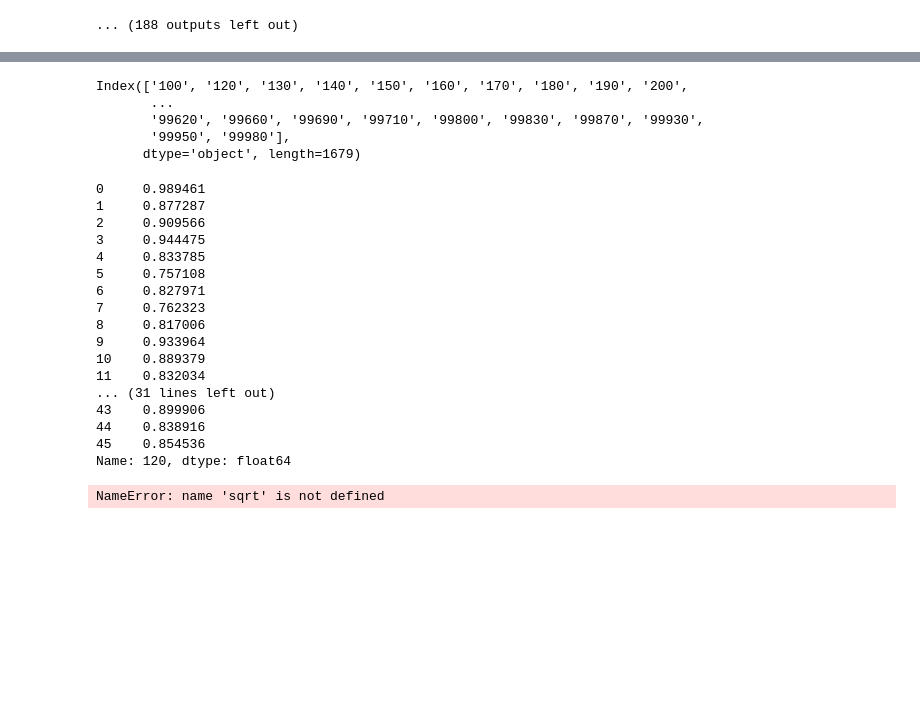
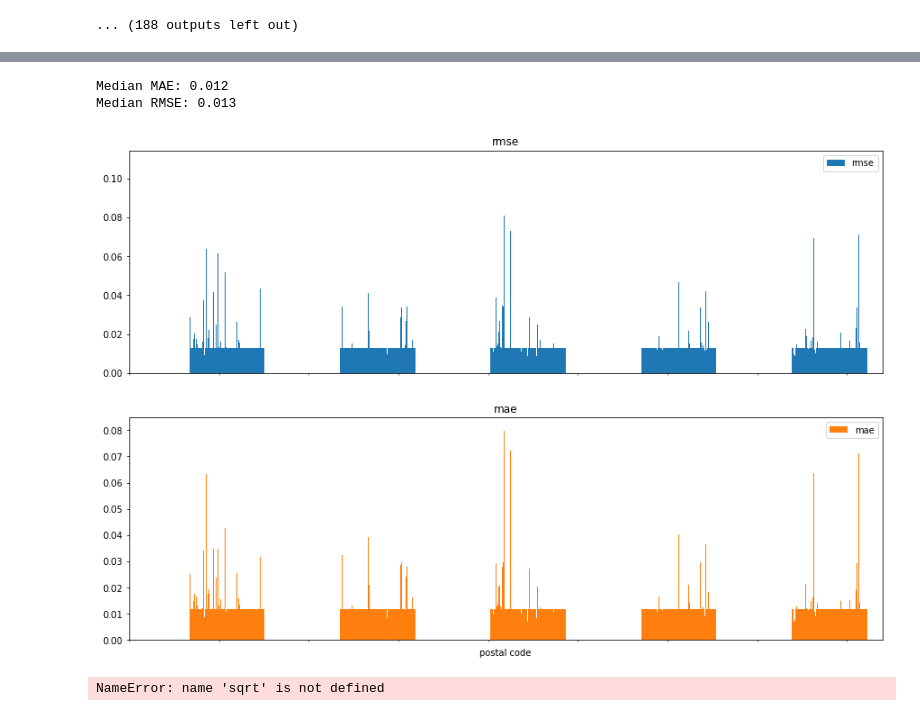
Before and after one commit to atreyaray/OP-Forecasting-Future-House-Prices, a Jupyter notebook: notebooks/Ray Folder/perf_comparison.ipynb, the cells around one changed output, grey strips where cells are left out. Saved outputs shown, nothing was run; the diff lists cells and outputs as text; code cells hidden in the pictures; blank space fills up the shorter version.

```diff
--- a/notebooks/Ray Folder/perf_comparison.ipynb
+++ b/notebooks/Ray Folder/perf_comparison.ipynb
@@ -277,37 +293,18 @@ INFO:prophet:Disabling daily seasonality. Run prophet with daily_seasonality=Tru
 # %%
+import statistics
 def show_results(data, mae_values, rmse_values):
     median_rmse = statistics.median(rmse_values)
     median_mae = statistics.median(mae_values)
-    data.plot.bar(x="postal code", subplots=True, figsize=(15,10))
+    data.plot.bar(x="postal code", subplots=True, figsize=(15,10), xticks=[])
     print('Median MAE: %.3f' % median_mae)
     print('Median RMSE: %.3f' % median_rmse)
     data.describe()
-# %% [output]
-Index(['100', '120', '130', '140', '150', '160', '170', '180', '190', '200',
-       ...
-       '99620', '99660', '99690', '99710', '99800', '99830', '99870', '99930',
-       '99950', '99980'],
-      dtype='object', length=1679)
-# %%
-ts_df['120']
-# %% [output]
-0     0.989461
-1     0.877287
-2     0.909566
-3     0.944475
-4     0.833785
-5     0.757108
-6     0.827971
-7     0.762323
-8     0.817006
-9     0.933964
-10    0.889379
-11    0.832034
-... (31 lines left out)
-43    0.899906
-44    0.838916
-45    0.854536
-Name: 120, dtype: float64
+# %%
+show_results(data,mae_values, rmse_values)
+# %% [output]
+Median MAE: 0.012
+Median RMSE: 0.013
+[figure, added]
 # %%
 print(sqrt(2))
 # %% [output]
```
Also changed, not shown: parts of 2 cells of this notebook, 1 other file.
